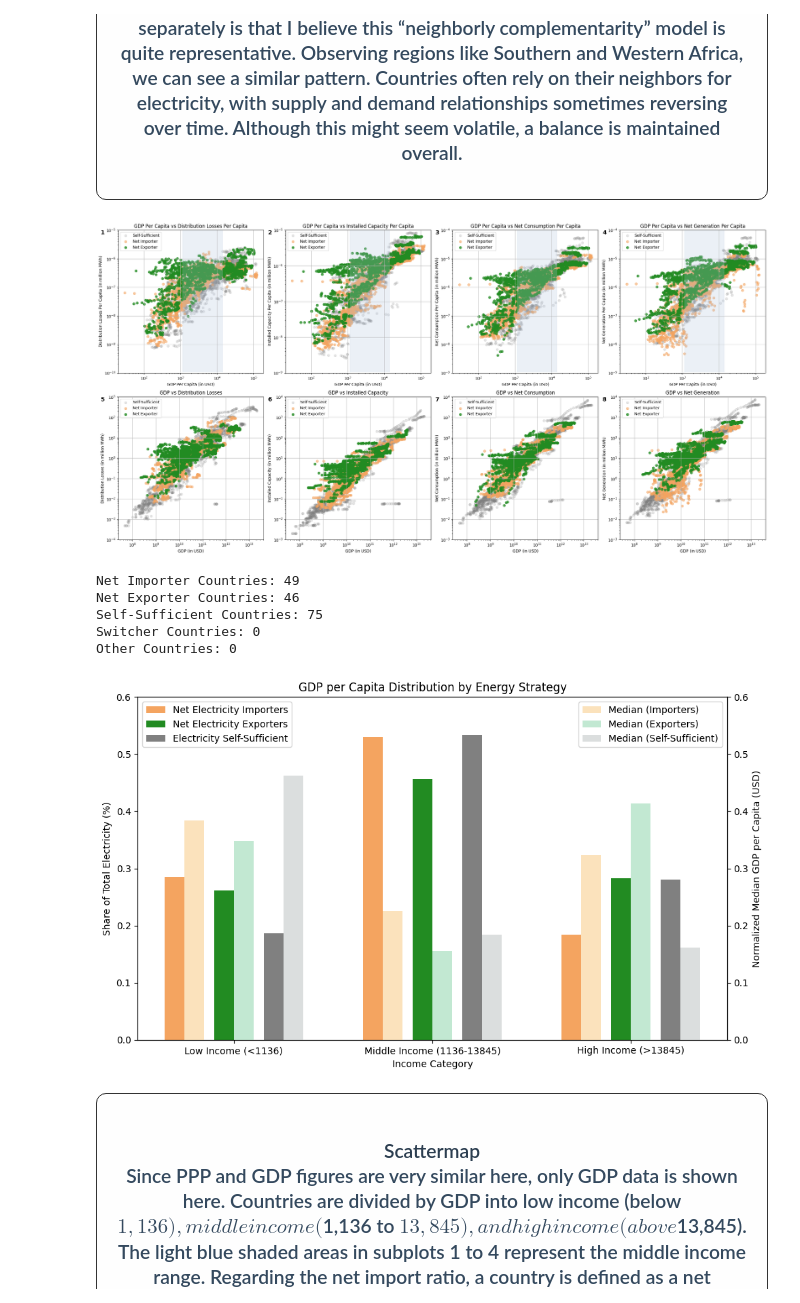
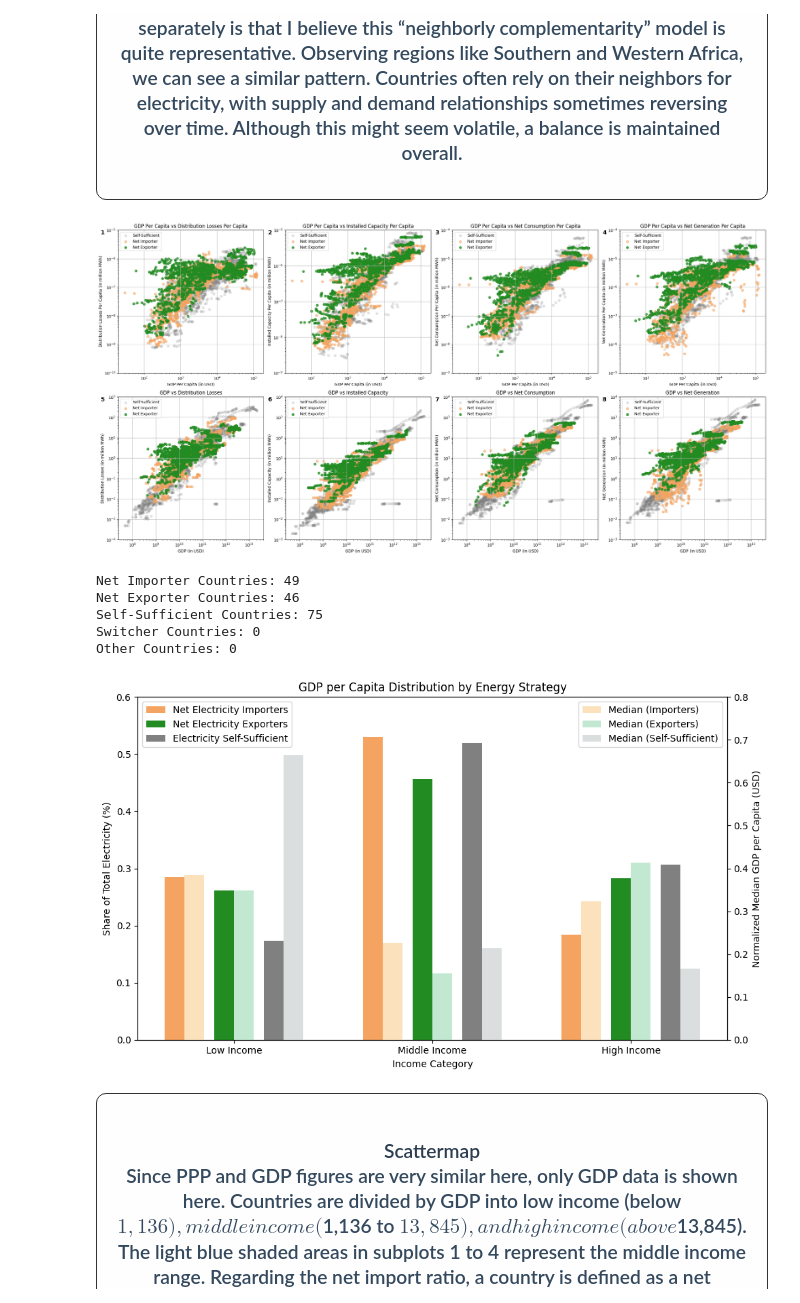
Before and after one commit to xiaothua/CMSE830, a Jupyter notebook: 2_data_analysis.ipynb, the cells around one changed output. Saved outputs shown, nothing was run; the diff lists cells and outputs as text; code cells hidden in the pictures.

```diff
--- a/2_data_analysis.ipynb
+++ b/2_data_analysis.ipynb
@@ -373,16 +373,49 @@ def add_transparent_overlay(ax, x_range, y_range, alpha=0.25):
 fig, axes = plt.subplots(2, 4, figsize=(24, 12))
 axes = axes.flatten()
 
-# Plot scatter and contour maps for GDP Per Capita and PPP Per Capita
+income_thresholds = {
+    1992: {'low_income': 675, 'high_income': 8325},
+    1993: {'low_income': 695, 'high_income': 8645},
+    1994: {'low_income': 725, 'high_income': 8955},
+    1995: {'low_income': 765, 'high_income': 9355},
+    1996: {'low_income': 785, 'high_income': 9635},
+    1997: {'low_income': 785, 'high_income': 9655},
+    1998: {'low_income': 760, 'high_income': 9855},
+    1999: {'low_income': 755, 'high_income': 9955},
+    2000: {'low_income': 755, 'high_income': 9955},
+    2001: {'low_income': 745, 'high_income': 9355},
+    2002: {'low_income': 735, 'high_income': 9355},
+    2003: {'low_income': 735, 'high_income': 9655},
+    2004: {'low_income': 765, 'high_income': 10065},
+    2005: {'low_income': 875, 'high_income': 10365},
+    2006: {'low_income': 905, 'high_income': 10655},
+    2007: {'low_income': 935, 'high_income': 10855},
+    2008: {'low_income': 975, 'high_income': 11355},
+    2009: {'low_income': 995, 'high_income': 11655},
+    2010: {'low_income': 1005, 'high_income': 12275},
+    2011: {'low_income': 1025, 'high_income': 12375},
+    2012: {'low_income': 1035, 'high_income': 12575},
+    2013: {'low_income': 1045, 'high_income': 12615},
+    2014: {'low_income': 1045, 'high_income': 12735},
+    2015: {'low_income': 1045, 'high_income': 12635},
+    2016: {'low_income': 1005, 'high_income': 12475},
+    2017: {'low_income': 995, 'high_income': 12475},
+    2018: {'low_income': 995, 'high_income': 12375},
+    2019: {'low_income': 1025, 'high_income': 12375},
+    2020: {'low_income': 1035, 'high_income': 12535},
+    2021: {'low_income': 1045, 'high_income': 12695}
+}
+
+# Plot scatter maps for GDP Per Capita and PPP Per Capita
 for i, feature in enumerate(electricity_features):
-    plot_scatter(axes[i], 'Economics: GDP Per Capita', feature, f'GDP Per Capita vs {feature.replace('Electricity: ', '')}', y_lim=y_limits.get(feature))
+    plot_scatter(axes[i], 'Economics: GDP Per Capita', feature, f'GDP Per Capita vs {feature.replace("Electricity: ", "")}', y_lim=y_limits.get(feature))
     # Add transparent overlay to subplots 1-4
-    add_transparent_overlay(axes[i], x_range=(1136, 13845), y_range=y_limits.get(feature)) # middle income countries
+    # add_transparent_overlay(axes[i], x_range=(1136, 13845), y_range=y_limits.get(feature)) # middle income countries
     # Add subplot label with numeric index
     axes[i].text(-0.12, 1, f'{i + 1}', transform=axes[i].transAxes, fontsize=14, verticalalignment='top', fontweight='bold')
 
 for i, feature in enumerate(electricity_features_2):
-    plot_scatter(axes[i + 4], 'Economics: GDP', feature, f'GDP vs {feature.replace('Electricity: ', '')}', y_lim=y_limits_2.get(feature))
+    plot_scatter(axes[i + 4], 'Economics: GDP', feature, f'GDP vs {feature.replace("Electricity: ", "")}', y_lim=y_limits_2.get(feature))
     # Add subplot label with numeric index
     axes[i + 4].text(-0.12, 1, f'{i + 5}', transform=axes[i + 4].transAxes, fontsize=14, verticalalignment='top', fontweight='bold')
 
@@ -402,11 +435,15 @@ print(f"Other Countries: {len(other_countries)}")
 # 4.2 Calculate GDP per capita distribution for each group
 gdp_per_capita = data_cleaned.xs('Economics: GDP Per Capita', level=1)
 
-def calculate_gdp_distribution(group_data):
+def calculate_gdp_distribution(group_data, year):
+    thresholds = income_thresholds[year]
+    low_income_threshold = thresholds['low_income']
+    high_income_threshold = thresholds['high_income']
+
     med_group_data = group_data.median(axis=1)  # Calculate average GDP per capita for each country over the years
-    below_1136 = (med_group_data < 1136).sum() / len(med_group_data)
-    between_1136_13845 = ((med_group_data >= 1136) & (med_group_data <= 13845)).sum() / len(med_group_data)
-    above_13845 = (med_group_data > 13845).sum() / len(med_group_data)
+    below_low_income = (med_group_data < low_income_threshold).sum() / len(med_group_data)
+    between_low_high_income = ((med_group_data >= low_income_threshold) & (med_group_data <= high_income_threshold)).sum() / len(med_group_data)
+    above_high_income = (med_group_data > high_income_threshold).sum() / len(med_group_data)
 
     # Normalize median values using Min-Max normalization within each group
     def min_max_normalize(data):
@@ -414,18 +451,19 @@ def calculate_gdp_distribution(group_data):
         max_value = data.max() if data.max() != 0 else 1
         return (data.median() - min_value) / (max_value - min_value) if not data.empty else 0
 
-    med_below_1136 = min_max_normalize(med_group_data[med_group_data < 1136])
-    med_between_1136_13845 = min_max_normalize(med_group_data[(med_group_data >= 1136) & (med_group_data <= 13845)])
-    med_above_13845 = min_max_normalize(med_group_data[med_group_data > 13845])
+    med_below_low_income = min_max_normalize(med_group_data[med_group_data < low_income_threshold])
+    med_between_low_high_income = min_max_normalize(med_group_data[(med_group_data >= low_income_threshold) & (med_group_data <= high_income_threshold)])
+    med_above_high_income = min_max_normalize(med_group_data[med_group_data > high_income_threshold])
 
-    return float(below_1136), float(between_1136_13845), float(above_13845), med_below_1136, med_between_1136_13845, med_above_13845
+    return float(below_low_income), float(between_low_high_income), float(above_high_income), med_below_low_income, med_between_low_high_income, med_above_high_income
 
-# Calculate distribution for each group
-gdp_importers = list(calculate_gdp_distribution(gdp_per_capita.loc[importer_countries]))
-gdp_exporters = list(calculate_gdp_distribution(gdp_per_capita.loc[exporter_countries]))
-gdp_self_sufficient = list(calculate_gdp_distribution(gdp_per_capita.loc[self_sufficient_countries]))
+# Calculate distribution for each group for a specific year
+year = 2021  # You can change the year as needed
+gdp_importers = list(calculate_gdp_distribution(gdp_per_capita.loc[importer_countries], year))
+gdp_exporters = list(calculate_gdp_distribution(gdp_per_capita.loc[exporter_countries], year))
+gdp_self_sufficient = list(calculate_gdp_distribution(gdp_per_capita.loc[self_sufficient_countries], year))
 
-categories = ['Low Income (<1136)', 'Middle Income (1136-13845)', 'High Income (>13845)']
+categories = ['Low Income', 'Middle Income', 'High Income']
 x = np.arange(len(categories))
 width = 0.1
 
@@ -438,36 +476,36 @@ ax.bar(x + width + 0.1, gdp_self_sufficient[:3], width, label='Electricity Self-
 
 # Plot average GDP per capita for each income category
 avg_gdp_values_importers = gdp_importers[3:]
 avg_gdp_values_exporters = gdp_exporters[3:]
 avg_gdp_values_self_sufficient = gdp_self_sufficient[3:]
 
 ax2 = ax.twinx()  # Create a secondary y-axis
 bar1 = ax2.bar(x - width - 0.1, avg_gdp_values_importers, width, color='#FAD7A0', alpha=0.7, label='Median (Importers)')
 bar2 = ax2.bar(x + 0.05, avg_gdp_values_exporters, width, color='#A9DFBF', alpha=0.7, label='Median (Exporters)')
 bar3 = ax2.bar(x + width + 0.2, avg_gdp_values_self_sufficient, width, color='#CCD1D1', alpha=0.7, label='Median (Self-Sufficient)')
 ax2.set_ylabel('Normalized Median GDP per Capita (USD)')
 
 # Set labels and title
 ax.set_xlabel('Income Category')
 ax.set_ylabel('Share of Total Electricity (%)')
 ax.set_title('GDP per Capita Distribution by Energy Strategy')
 ax.set_xticks(x)
 ax.set_xticklabels(categories)
 ax.legend(loc='upper left')
 ax.set_ylim(0,0.6)
 ax2.legend(loc='upper right')
-ax2.set_ylim(0,0.6)
+ax2.set_ylim(0,0.8)
 
 plt.tight_layout()
 plt.show()
 # %% [output]
-[figure, old version]
+[figure, new version]
 Net Importer Countries: 49
 Net Exporter Countries: 46
 Self-Sufficient Countries: 75
 Switcher Countries: 0
 Other Countries: 0
-[figure, old version]
+[figure, new version]
 # %% [markdown]
 
 <div style="width: 100%; max-width: 100%; background-color: #fefefe; border: 1px solid #333; border-radius: 10px; padding: 20px; font-family: Arial, sans-serif; box-sizing: border-box;">
```
Also changed, not shown: 2 other files.
